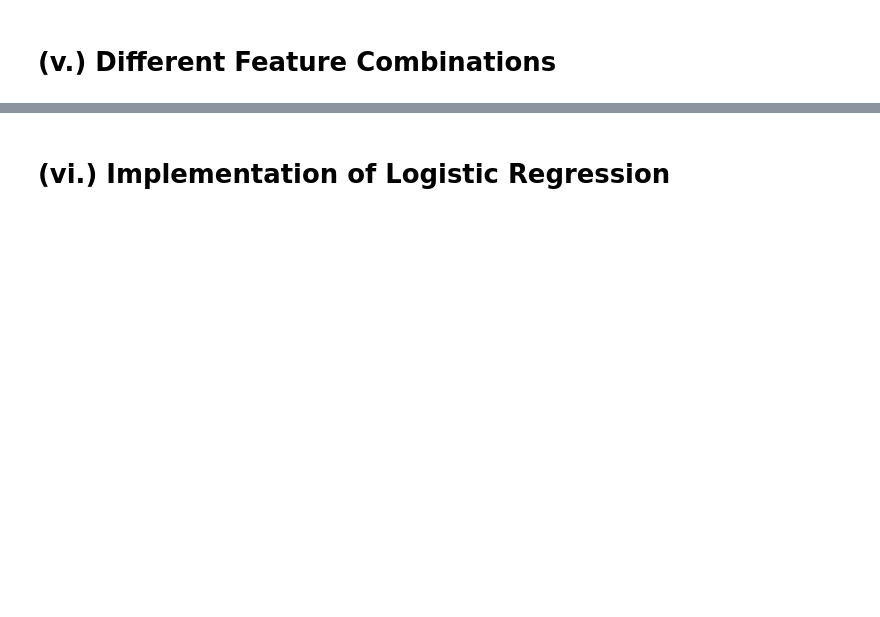
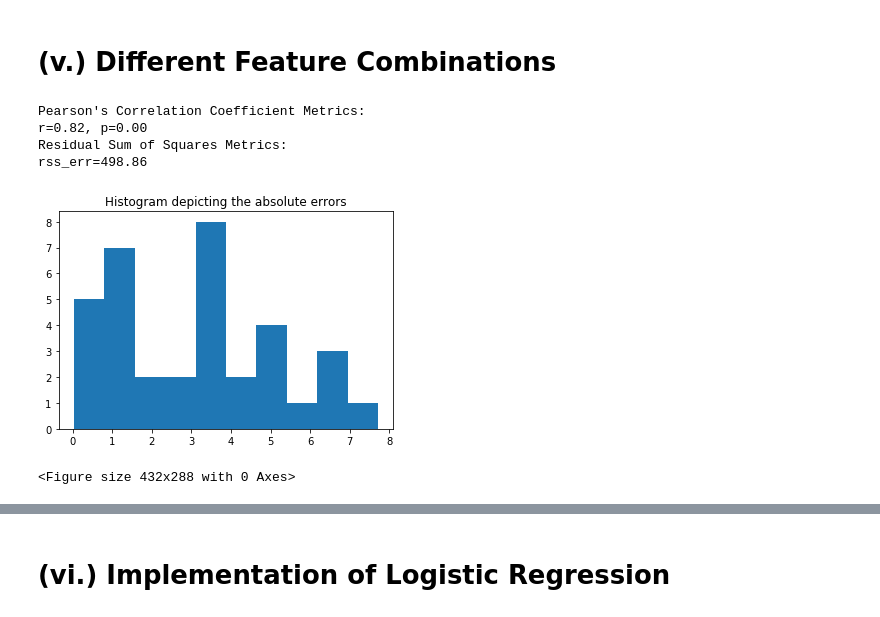
Before and after one commit to aditi-96/CSCE633_Machine-Learning, a Jupyter notebook: hw2_Prediction-of-Urban-Traffic/hw2_csce633.ipynb, the cells around one changed output, grey strips where cells are left out. Saved outputs shown, nothing was run; the diff lists cells and outputs as text; code cells hidden in the pictures; blank space fills up the shorter version.

```diff
--- a/hw2_Prediction-of-Urban-Traffic/hw2_csce633.ipynb
+++ b/hw2_Prediction-of-Urban-Traffic/hw2_csce633.ipynb
@@ -84,7 +85,7 @@ Correlation      Feature
 # Implementaion of Linear Regression
 
 # Add the ones column in the input matrix in the train data
-intercept = np.ones((df_train.shape[0],1))
+intercept = np.ones((newX.shape[0],1))
 X = np.concatenate((intercept,newX.values),1)
 
 # Add the ones column in the input matrix in the test data
@@ -127,0 +124,50 @@ rss_err=501.86
+# %%
+# Helper Modular Function
+
+def test_linreg(newX_drop, testX_drop):
+
+    # Implementaion of Linear Regression
+    # Add the ones column in the input matrix in the train data
+    intercept = np.ones((newX_drop.shape[0],1))
+    X = np.concatenate((intercept,newX_drop.values),1)
+    # Add the ones column in the input matrix in the test data
+    intercept_test = np.ones((testX_drop.shape[0],1))
+    X_test = np.concatenate((intercept_test,testX_drop.values),1)
+    # Compute the optimal weight vector w* using the OLS solution
+    term1 = X.T.dot(X)
+    term1_inv = np.linalg.inv(term1)
+    term2 = X.T.dot(newY.values)
+    w = term1_inv.dot(term2)
+
+    # Predict Y (outcome of interest) on test data
+    Y_pred = np.matmul(X_test,np.transpose(w))
+
+    # Compute the correlation between predicted and actual output
+    test_score, test_score_p = pearsonr(Y_pred,testY.values)
+    # Compute the RSS between predicted and actual output
+    rss = np.sum(np.square(Y_pred - testY.values))
+
+    plt.hist(abs(Y_pred - testY.values))
+    plt.title("Histogram depicting the absolute errors")
+    plt.figure()
+
+    return test_score, test_score_p, rss
+# %%
+# Feature Edit 1
+# Remove three features with correlation < 0.5
+
+drop_col1 = ['Fire','Incident involving dangerous freight','Running over']
+newX_drop1 = newX.drop(columns=drop_col1)
+testX_drop1 = testX.drop(columns=drop_col1)
+test_score, test_score_p, rss = test_linreg(newX_drop1, testX_drop1)
+print("Pearson's Correlation Coefficient Metrics: ")
+print("r=" + format(test_score, '.2f') + ", p=" + format(test_score_p, '.2f'))
+print("Residual Sum of Squares Metrics: ")
+print("rss_err=" + format(rss, '.2f'))
+# %% [output]
+Pearson's Correlation Coefficient Metrics:
+r=0.82, p=0.00
+Residual Sum of Squares Metrics:
+rss_err=498.86
+[figure, added]
+<Figure size 432x288 with 0 Axes>
```
Also changed, not shown: parts of 18 cells of this notebook, 1 other file.
